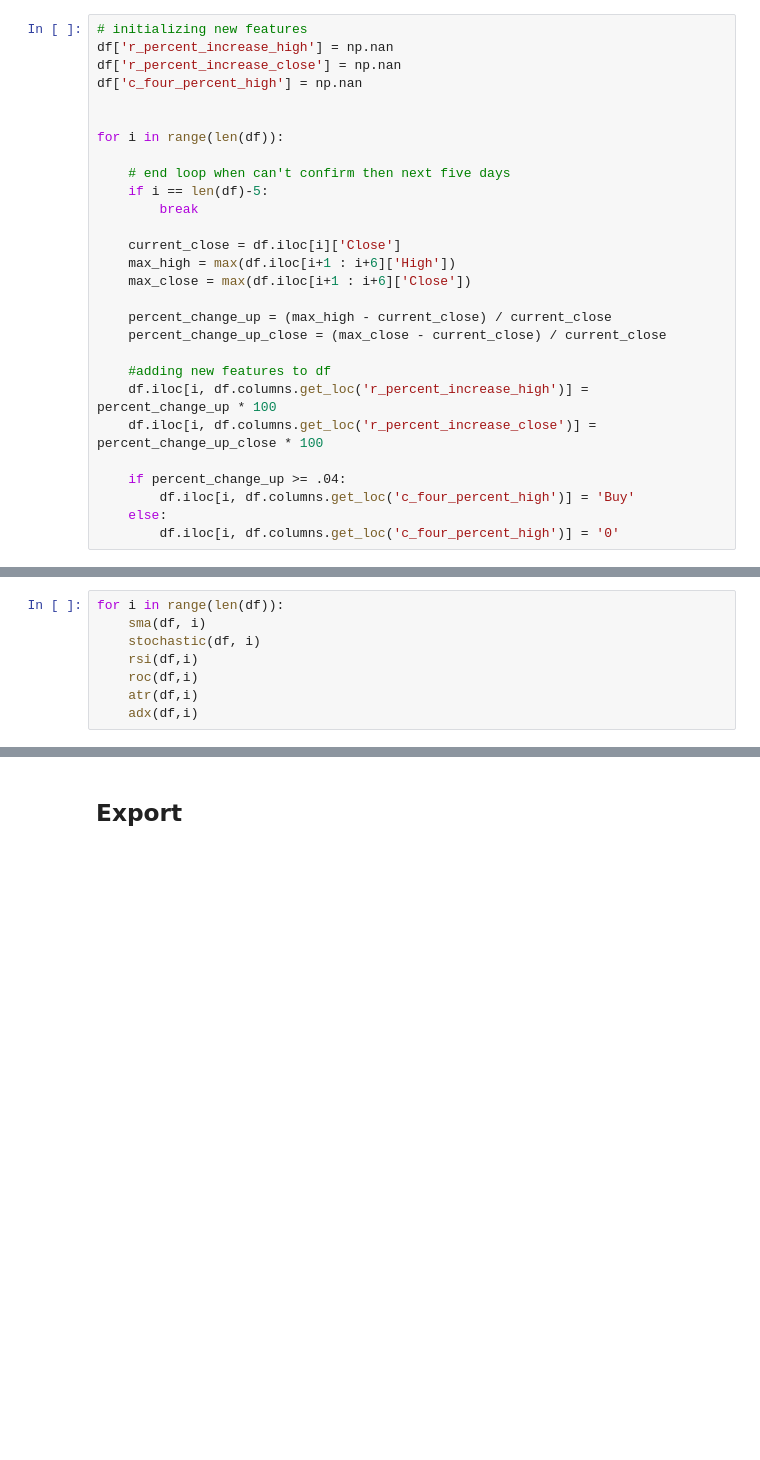
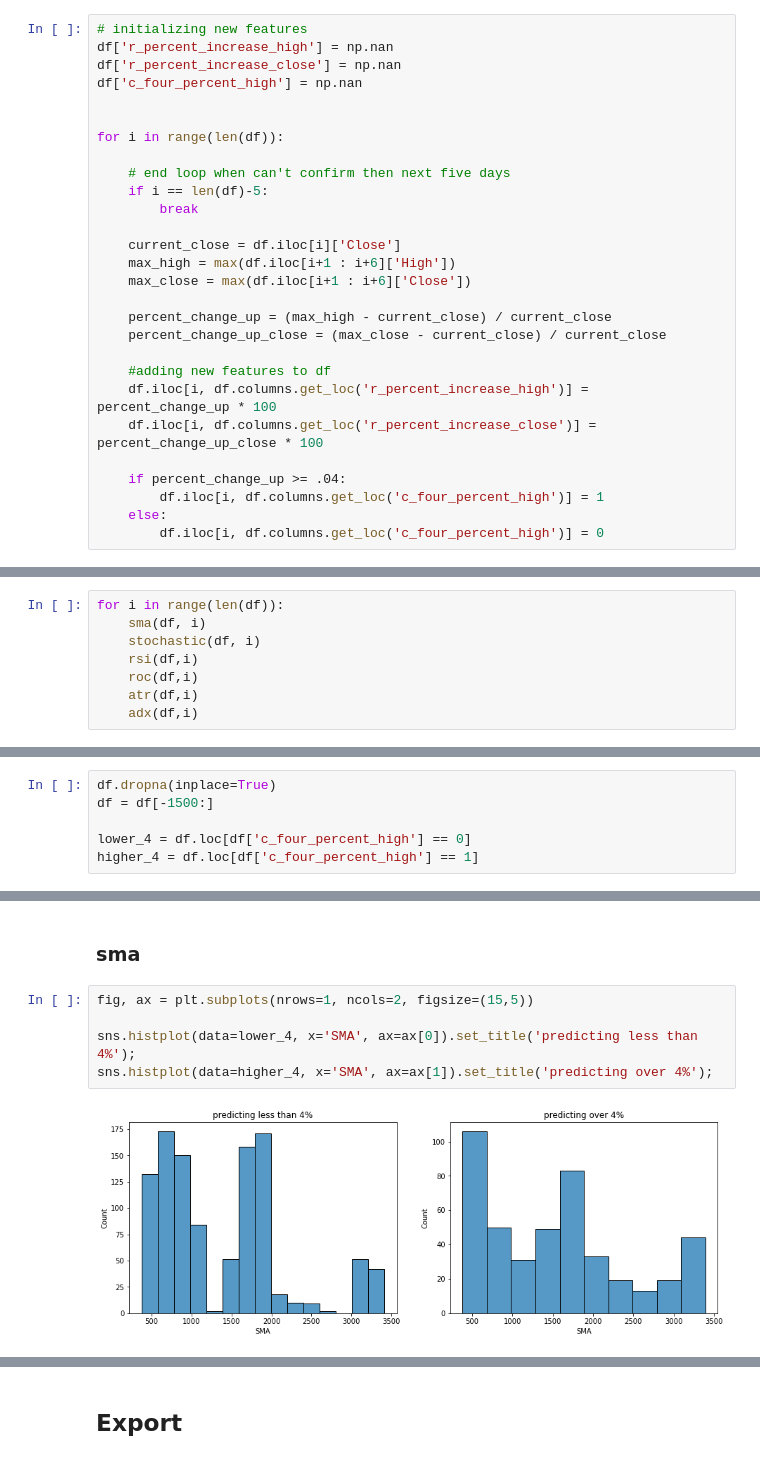
Before and after one commit to Deric-Williamson/Amzn_stock_prediction, a Jupyter notebook: python_code/amzn.ipynb, the cells around one changed output, grey strips where cells are left out. Drawn from its saved outputs; the diff is of its cells as text; blank space fills up the shorter version.

```diff
--- a/python_code/amzn.ipynb
+++ b/python_code/amzn.ipynb
@@ -105,9 +106,9 @@ for i in range(len(df)):
     df.iloc[i, df.columns.get_loc('r_percent_increase_close')] = percent_change_up_close * 100
 
     if percent_change_up >= .04:
-        df.iloc[i, df.columns.get_loc('c_four_percent_high')] = 'Buy'
+        df.iloc[i, df.columns.get_loc('c_four_percent_high')] = 1
     else:
-        df.iloc[i, df.columns.get_loc('c_four_percent_high')] = '0'
+        df.iloc[i, df.columns.get_loc('c_four_percent_high')] = 0
 # %%
 df.iloc[-17:-12]
 # %% [output]
@@ -142,0 +146,6 @@ df.tail()
+# %%
+df.dropna(inplace=True)
+df = df[-1500:]
+
+lower_4 = df.loc[df['c_four_percent_high'] == 0]
+higher_4 = df.loc[df['c_four_percent_high'] == 1]
@@ -142,0 +160,9 @@ df.tail()
+# %% [markdown]
+### sma
+# %%
+fig, ax = plt.subplots(nrows=1, ncols=2, figsize=(15,5))
+
+sns.histplot(data=lower_4, x='SMA', ax=ax[0]).set_title('predicting less than 4%');
+sns.histplot(data=higher_4, x='SMA', ax=ax[1]).set_title('predicting over 4%');
+# %% [output]
+[figure, added]
```
Also changed, not shown: parts of 15 cells of this notebook, 2 other files.
